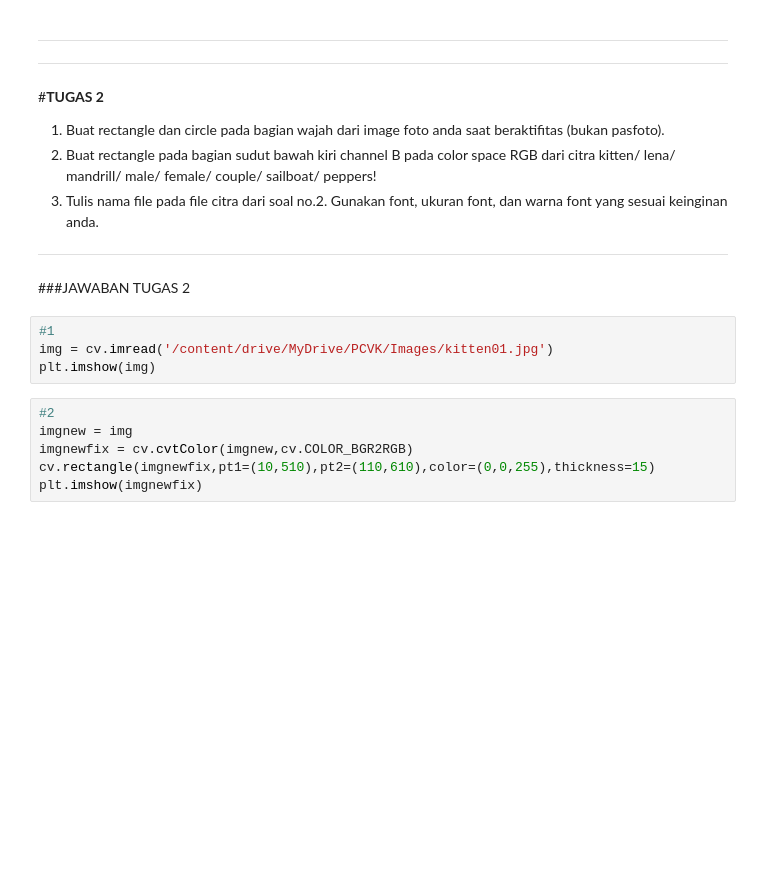
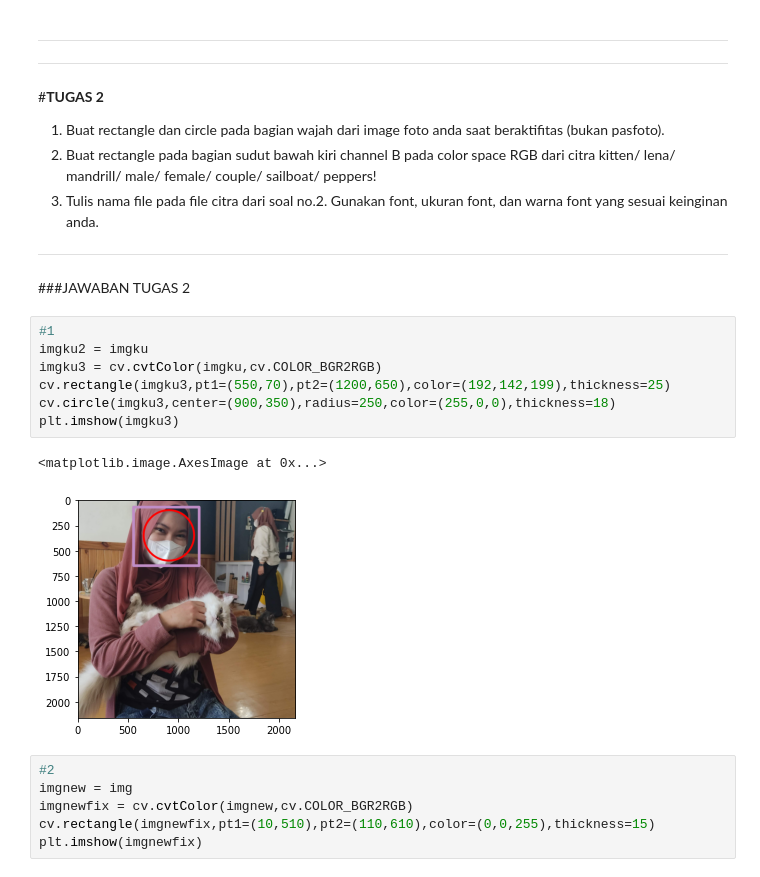
Before and after one commit to Qitaa/PCVK_Genap_2022, a Jupyter notebook: Week2.ipynb, the cells around one changed output. Cells and saved outputs as stored; diff of their text form; blank space fills up the shorter version.

```diff
--- a/Week2.ipynb
+++ b/Week2.ipynb
@@ -214,10 +214,16 @@ plt.imshow(black_img2)
 
 ---
 ###JAWABAN TUGAS 2
-# %%
-#1
-img = cv.imread('/content/drive/MyDrive/PCVK/Images/kitten01.jpg')
-plt.imshow(img)
+# %%
+#1
+imgku2 = imgku
+imgku3 = cv.cvtColor(imgku,cv.COLOR_BGR2RGB)
+cv.rectangle(imgku3,pt1=(550,70),pt2=(1200,650),color=(192,142,199),thickness=25)
+cv.circle(imgku3,center=(900,350),radius=250,color=(255,0,0),thickness=18)
+plt.imshow(imgku3)
+# %% [output]
+<matplotlib.image.AxesImage at 0x...>
+[figure, added]
 # %%
 #2
 imgnew = img
```
Also changed, not shown: parts of 3 cells of this notebook.
